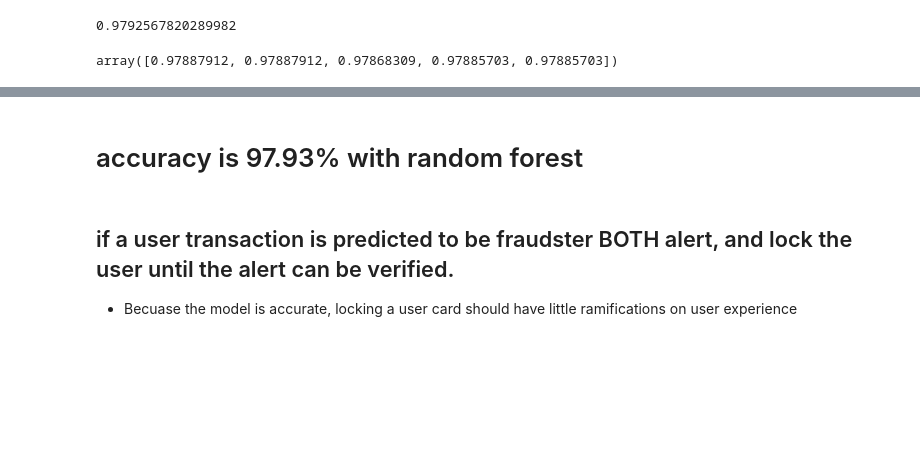
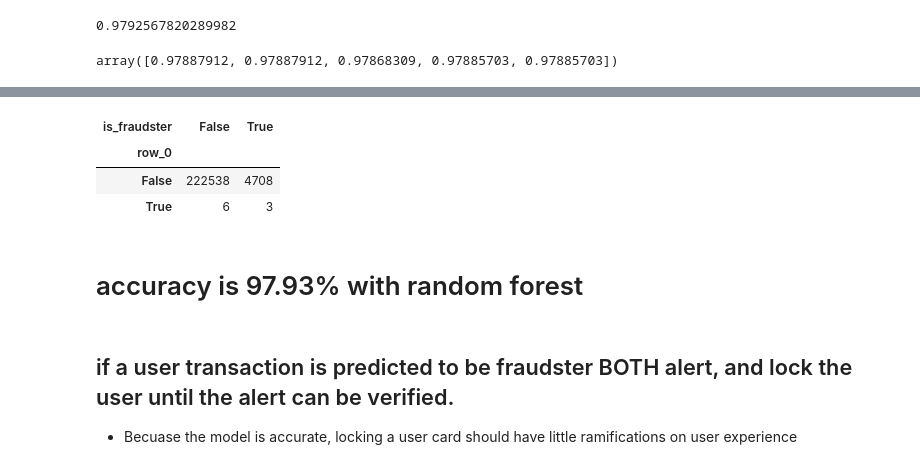
Before and after one commit to majickdave/revolut_challenge, a Jupyter notebook: EDA.ipynb, the cells around one changed output, grey strips where cells are left out. Drawn from its saved outputs; the diff is of its cells as text; code cells hidden in the pictures; blank space fills up the shorter version.

Commit message:
added classification report

```diff
--- a/EDA.ipynb
+++ b/EDA.ipynb
@@ -672,3 +672,7 @@ from sklearn.model_selection import cross_val_score
 cross_val_score(rfc, X, y, n_jobs=4, cv=5)
 # %% [output]
 array([0.97887912, 0.97887912, 0.97868309, 0.97885703, 0.97885703])
+# %%
+from sklearn.metrics import classification_report
+
+y_pred = rfc.predict(X_test)
@@ -675,3 +690,10 @@ array([0.97887912, 0.97887912, 0.97868309, 0.97885703, 0.97885703])
+# %%
+pd.crosstab(y_pred,y_test)
+# %% [output]
+| is_fraudster | False | True |
+| row_0 |  |  |
+| False | 222538 | 4708 |
+| True | 6 | 3 |
 # %% [markdown]
 # accuracy is 97.93% with random forest
 # %% [markdown]
```
Also changed, not shown: parts of 1 cell of this notebook.
